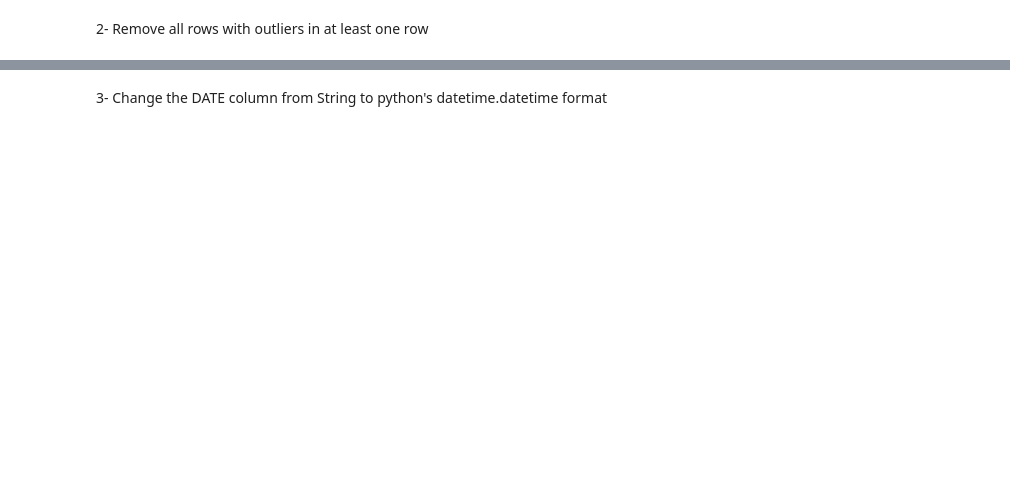
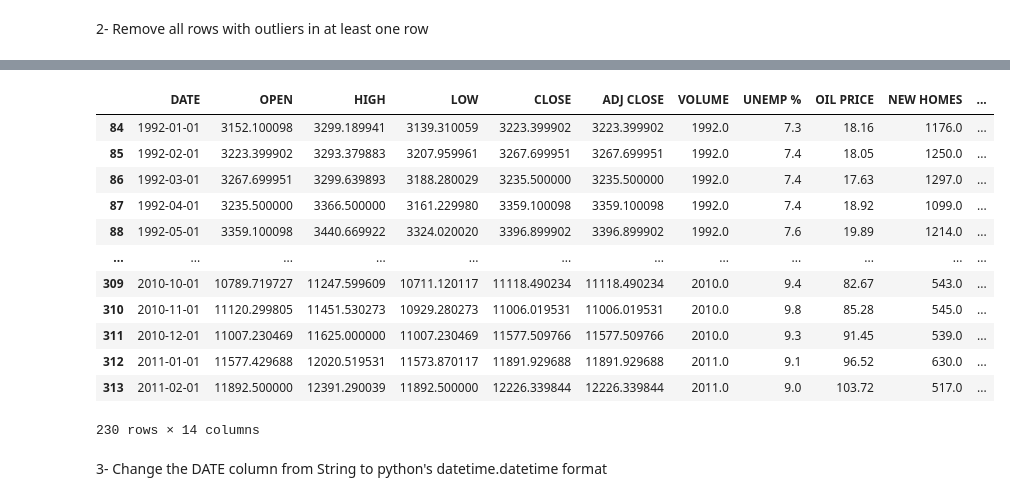
Before and after one commit to aabir-ribouh/python-for-finance, a Jupyter notebook: day_03/assignments/03-pandas-timeseries-assignment.ipynb, the cells around one changed output, grey strips where cells are left out. Cells and saved outputs as stored; diff of their text form; code cells hidden in the pictures; blank space fills up the shorter version.

```diff
--- a/day_03/assignments/03-pandas-timeseries-assignment.ipynb
+++ b/day_03/assignments/03-pandas-timeseries-assignment.ipynb
@@ -429,0 +472,17 @@ df
+# %%
+xf = xf.dropna()
+xf
+# %% [output]
+|  | DATE | OPEN | HIGH | LOW | CLOSE | ADJ CLOSE | VOLUME | UNEMP % | OIL PRICE | NEW HOMES | ... |
+| 84 | 1992-01-01 | 3152.100098 | 3299.189941 | 3139.310059 | 3223.399902 | 3223.399902 | 1992.0 | 7.3 | 18.16 | 1176.0 | ... |
+| 85 | 1992-02-01 | 3223.399902 | 3293.379883 | 3207.959961 | 3267.699951 | 3267.699951 | 1992.0 | 7.4 | 18.05 | 1250.0 | ... |
+| 86 | 1992-03-01 | 3267.699951 | 3299.639893 | 3188.280029 | 3235.500000 | 3235.500000 | 1992.0 | 7.4 | 17.63 | 1297.0 | ... |
+| 87 | 1992-04-01 | 3235.500000 | 3366.500000 | 3161.229980 | 3359.100098 | 3359.100098 | 1992.0 | 7.4 | 18.92 | 1099.0 | ... |
+| 88 | 1992-05-01 | 3359.100098 | 3440.669922 | 3324.020020 | 3396.899902 | 3396.899902 | 1992.0 | 7.6 | 19.89 | 1214.0 | ... |
+| ... | ... | ... | ... | ... | ... | ... | ... | ... | ... | ... | ... |
+| 309 | 2010-10-01 | 10789.719727 | 11247.599609 | 10711.120117 | 11118.490234 | 11118.490234 | 2010.0 | 9.4 | 82.67 | 543.0 | ... |
+| 310 | 2010-11-01 | 11120.299805 | 11451.530273 | 10929.280273 | 11006.019531 | 11006.019531 | 2010.0 | 9.8 | 85.28 | 545.0 | ... |
+| 311 | 2010-12-01 | 11007.230469 | 11625.000000 | 11007.230469 | 11577.509766 | 11577.509766 | 2010.0 | 9.3 | 91.45 | 539.0 | ... |
+| 312 | 2011-01-01 | 11577.429688 | 12020.519531 | 11573.870117 | 11891.929688 | 11891.929688 | 2011.0 | 9.1 | 96.52 | 630.0 | ... |
+| 313 | 2011-02-01 | 11892.500000 | 12391.290039 | 11892.500000 | 12226.339844 | 12226.339844 | 2011.0 | 9.0 | 103.72 | 517.0 | ... |
+230 rows × 14 columns
```
Also changed, not shown: parts of 22 cells of this notebook, 5 other files.
